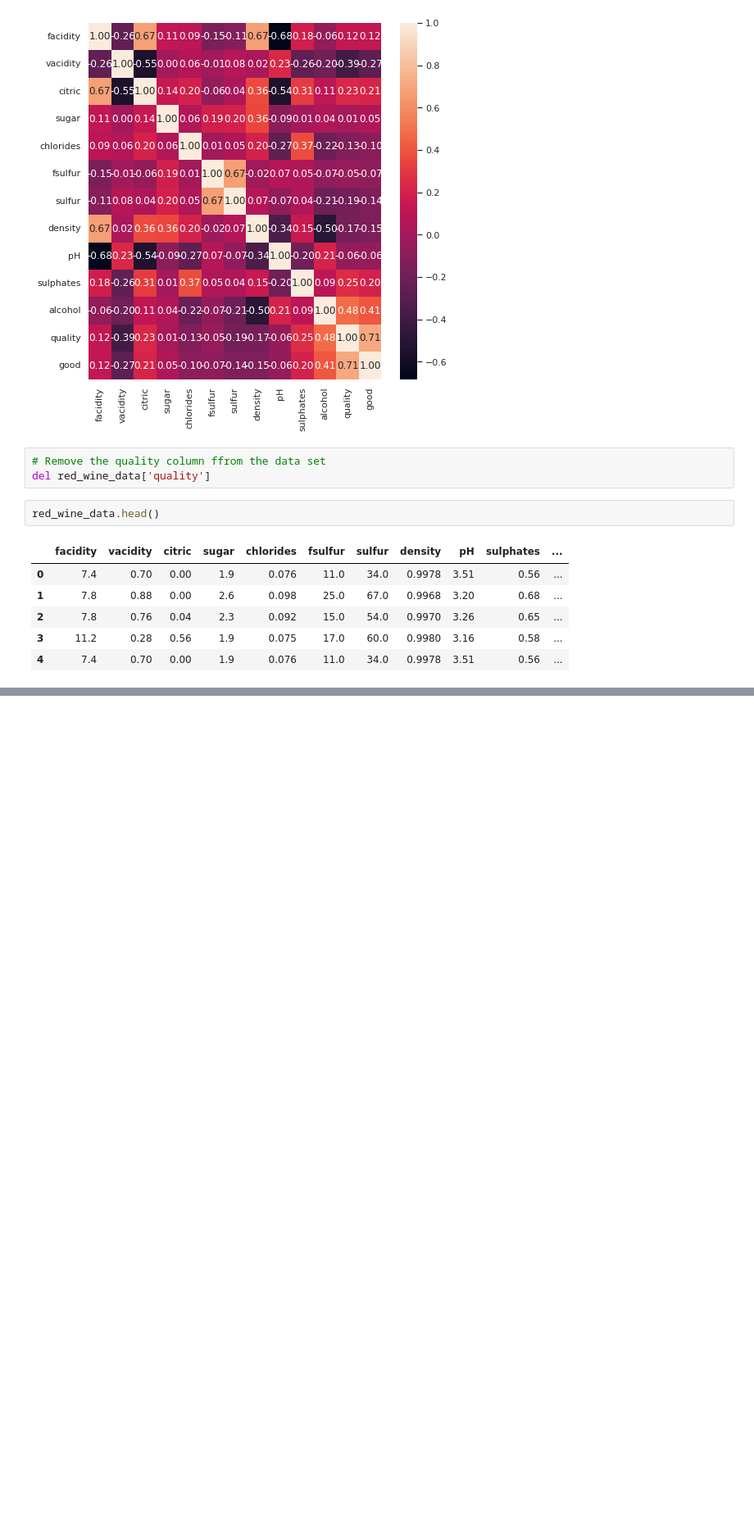
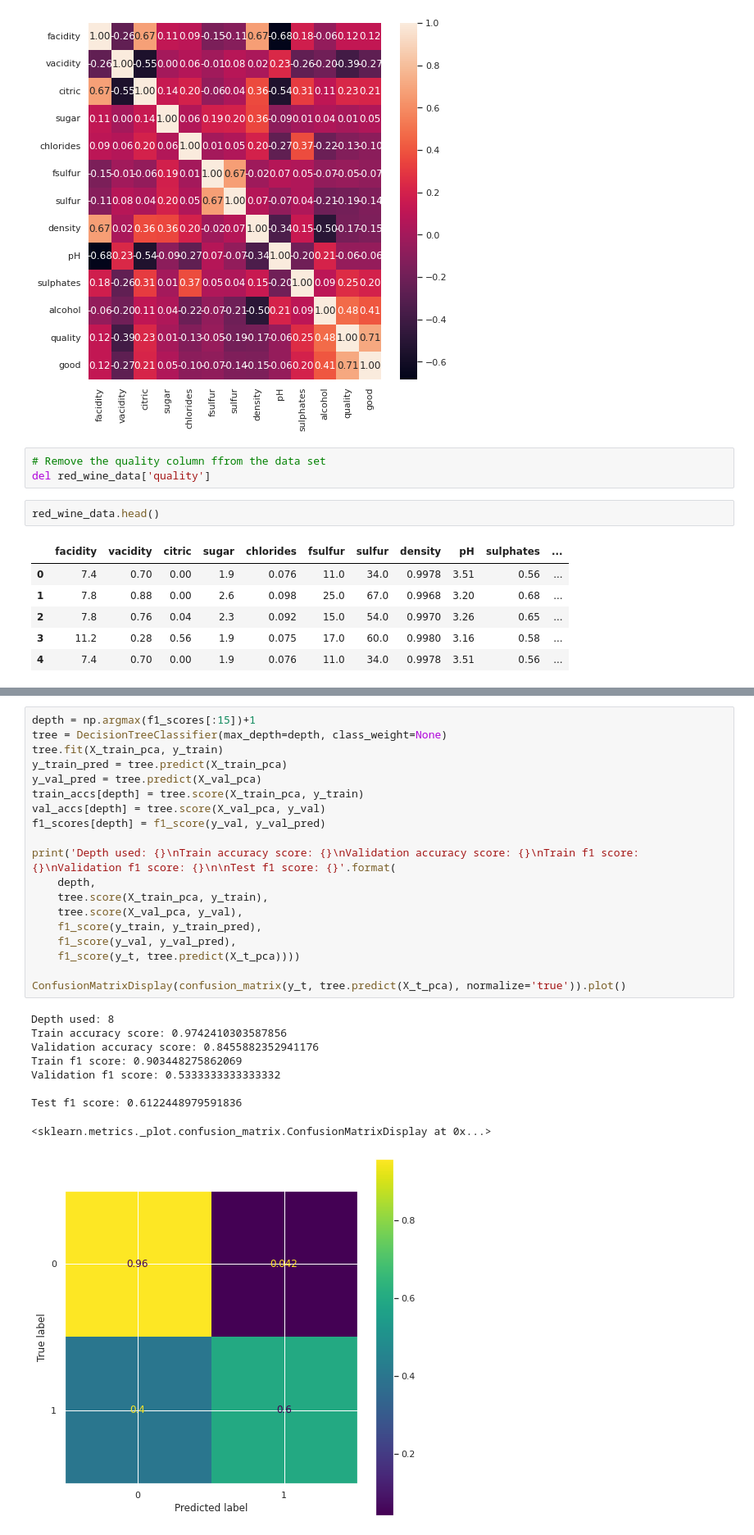
Before and after one commit to gydis/ml-course-project, a Jupyter notebook: MLProject.ipynb, the cells around one changed output, grey strips where cells are left out. Shown at 82% size. Saved outputs shown, nothing was run; the diff lists cells and outputs as text; blank space fills up the shorter version.

```diff
--- a/MLProject.ipynb
+++ b/MLProject.ipynb
@@ -124,0 +185,29 @@ Accuracy test mean: 0.8830505485893416
+# %%
+depth = np.argmax(f1_scores[:15])+1
+tree = DecisionTreeClassifier(max_depth=depth, class_weight=None)
+tree.fit(X_train_pca, y_train)
+y_train_pred = tree.predict(X_train_pca)
+y_val_pred = tree.predict(X_val_pca)
+train_accs[depth] = tree.score(X_train_pca, y_train)
+val_accs[depth] = tree.score(X_val_pca, y_val)
+f1_scores[depth] = f1_score(y_val, y_val_pred)
+
+print('Depth used: {}\nTrain accuracy score: {}\nValidation accuracy score: {}\nTrain f1 score: {}\nValidation f1 score: {}\n\nTest f1 score: {}'.format(
+    depth,
+    tree.score(X_train_pca, y_train),
+    tree.score(X_val_pca, y_val),
+    f1_score(y_train, y_train_pred),
+    f1_score(y_val, y_val_pred),
+    f1_score(y_t, tree.predict(X_t_pca))))
+
+ConfusionMatrixDisplay(confusion_matrix(y_t, tree.predict(X_t_pca), normalize='true')).plot()
+# %% [output]
+Depth used: 8
+Train accuracy score: 0.9742410303587856
+Validation accuracy score: 0.8455882352941176
+Train f1 score: 0.903448275862069
+Validation f1 score: 0.5333333333333332
+
+Test f1 score: 0.6122448979591836
+<sklearn.metrics._plot.confusion_matrix.ConfusionMatrixDisplay at 0x...>
+[figure, added]
```
Also changed, not shown: parts of 5 cells of this notebook.
